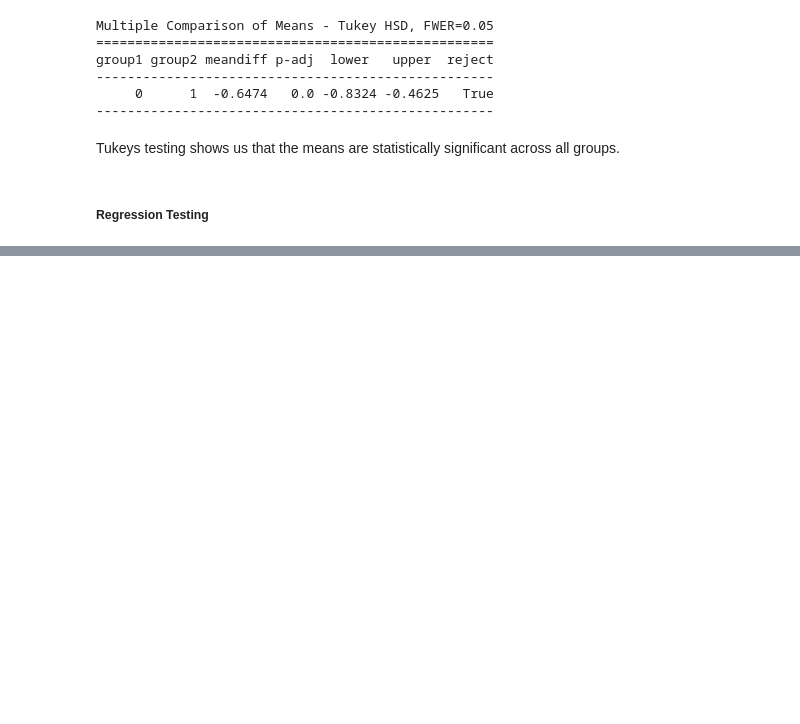
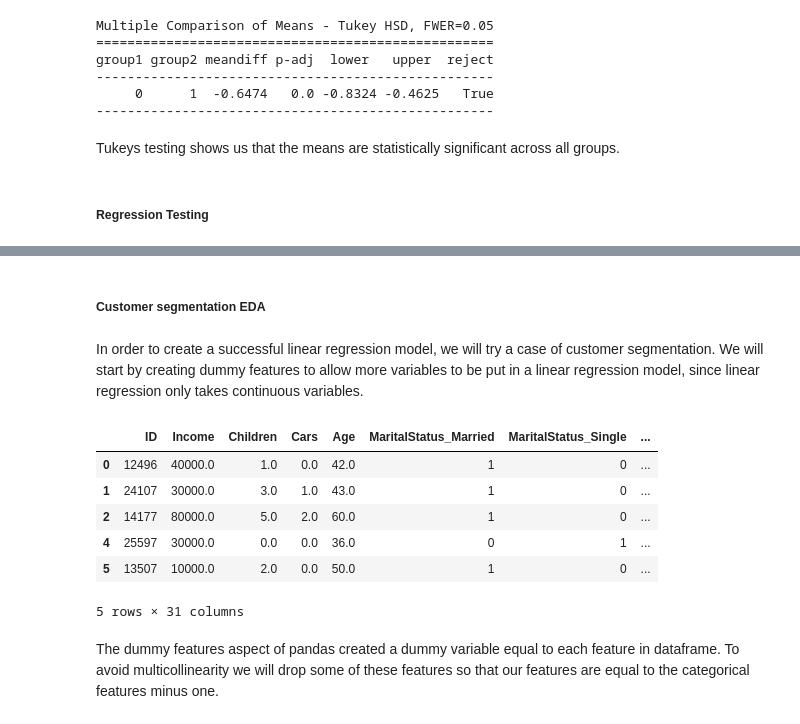
Before and after one commit to Jacinda-G/DSC510, a Jupyter notebook: TOPIC 8.ipynb, the cells around one changed output, grey strips where cells are left out. Saved outputs shown, nothing was run; the diff lists cells and outputs as text; code cells hidden in the pictures; blank space fills up the shorter version.

```diff
--- a/TOPIC 8.ipynb
+++ b/TOPIC 8.ipynb
@@ -412,0 +415,22 @@ As for linear regression, another possible application on this dataset would be
+# %% [markdown]
+##### Customer segmentation EDA
+# %% [markdown]
+In order to create a successful linear regression model, we will try a case of customer segmentation. We will start by creating dummy features to allow more variables to be put in a linear regression model, since linear regression only takes continuous variables.
+# %%
+#create dummy features to allow more features in the model
+df2 = df.copy()
+cols_list = list(df2.select_dtypes("object").columns)
+df2 = pd.get_dummies(df2,
+                     columns = cols_list, dtype=int)
+
+df2.head()
+# %% [output]
+|  | ID | Income | Children | Cars | Age | MaritalStatus_Married | MaritalStatus_Single | ... |
+| 0 | 12496 | 40000.0 | 1.0 | 0.0 | 42.0 | 1 | 0 | ... |
+| 1 | 24107 | 30000.0 | 3.0 | 1.0 | 43.0 | 1 | 0 | ... |
+| 2 | 14177 | 80000.0 | 5.0 | 2.0 | 60.0 | 1 | 0 | ... |
+| 4 | 25597 | 30000.0 | 0.0 | 0.0 | 36.0 | 0 | 1 | ... |
+| 5 | 13507 | 10000.0 | 2.0 | 0.0 | 50.0 | 1 | 0 | ... |
+5 rows × 31 columns
+# %% [markdown]
+The dummy features aspect of pandas created a dummy variable equal to each feature in dataframe. To avoid multicollinearity we will drop some of these features so that our features are equal to the categorical features minus one.
```
Also changed, not shown: parts of 19 cells of this notebook.
